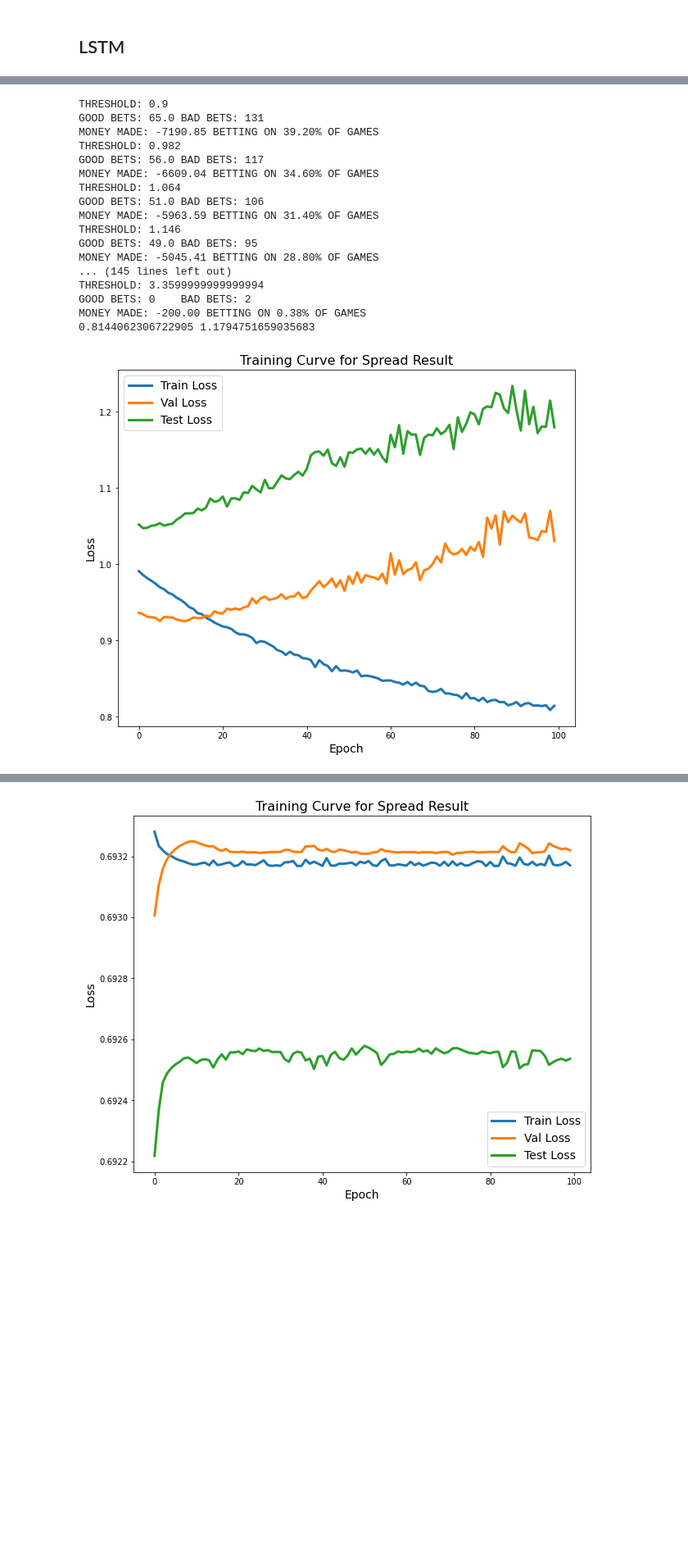
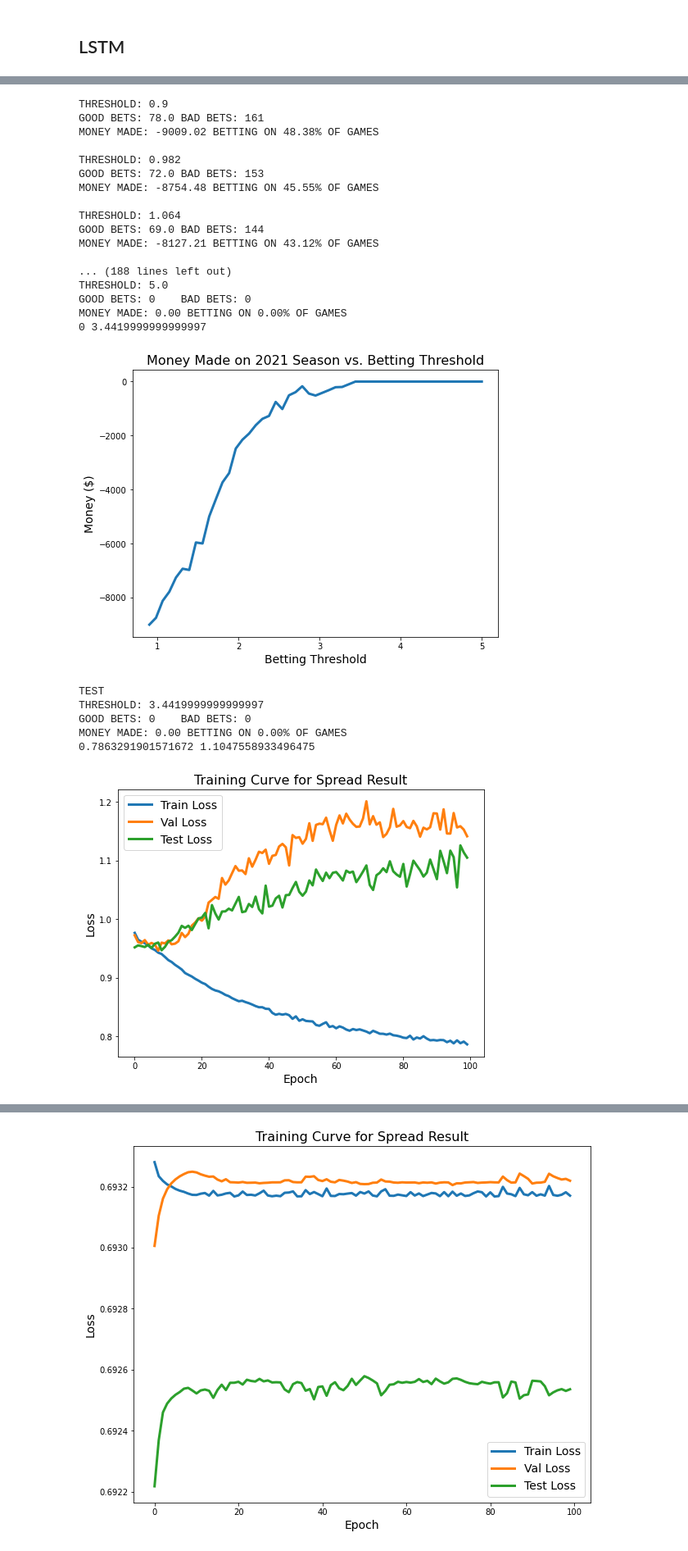
Before and after one commit to CoopLo/nfl_betting, a Jupyter notebook: NFL_betting_strategy.ipynb, the cells around one changed output, grey strips where cells are left out. Shown at 82% size. Cells and saved outputs as stored; diff of their text form; code cells hidden in the pictures; blank space fills up the shorter version.

```diff
--- a/NFL_betting_strategy.ipynb
+++ b/NFL_betting_strategy.ipynb
@@ -735,10 +735,10 @@ if(task == 'classification'):
     print("CLASSIFICATION")
     most_money = -99999
     best_threshold = 0
-    evaluate_lstm(val_loader, val_loader)
+    #evaluate_lstm(val_loader, val_loader)
     for t in np.linspace(0.5, 1.0, 51):
-        val_accuracy = evaluate_lstm(val_loader, model)
-        test_accuracy = evaluate_lstm(test_loader, model)
+        #val_accuracy = evaluate_lstm(val_loader, model)
+        #test_accuracy = evaluate_lstm(test_loader, model)
         result = classification_betting_result_lstm(model, val_loader, df, threshold=t)
         if(result[0] > most_money):
             most_money = result[0]
@@ -779,6 +779,6 @@ MONEY MADE: 0.00 BETTING ON 0.00% OF GAMES
 # %%
 # Get data
-target = 'spread' # One of: spread, spread_result, ou_line, ou_result
+target = 'ou_result' # One of: spread, spread_result, ou_line, ou_result
 df, target, outcome, task = get_lstm_data(target)
 benchmark_data = get_columns(df, target)
 
@@ -798,10 +798,10 @@ train_loader, val_loader, test_loader = get_lstm_data_loaders(
                                             outcome=outcome)
 
 # hyperparameters
-lr = 1e-3
-epoch = 100
+lr = 1e-4
+epoch = 50
 input_size = len(df_train.columns)-1
-hidden_size = 32
+hidden_size = 16
 num_layers = 3
 dropout = 0.2
 
@@ -838,45 +897,61 @@ plt.show()
 # %%
 if(task == 'regression'):
     most_money = -99999
     best_threshold = 0
+    moneys = []
     for t in np.linspace(0.9, 5, 51):
+        print()
         result = regression_betting_result_lstm(model, val_loader, df, threshold=t)
+        moneys.append(result[0])
         if(result[0] > most_money):
             most_money = result[0]
             best_threshold = t
     print(most_money, best_threshold)
+
+    fig, ax = plt.subplots(figsize=(8,6))
+    ax.plot(np.linspace(0.9, 5, 51), moneys, lw=3)
+    ax.set_xlabel("Betting Threshold", fontsize=14)
+    ax.set_ylabel("Money ($)", fontsize=14)
+    ax.set_title("Money Made on 2021 Season vs. Betting Threshold", fontsize=16)
+    plt.show()
 
     print("\n\nTEST")
     result = regression_betting_result_lstm(model, test_loader, df, threshold=best_threshold)
     money_made.append(result[0])
     games_bet.append(result[1])
 
 print(trainloss[-1], testloss[-1])
-fig, ax = plt.subplots(figsize=(10,8))
+fig, ax = plt.subplots(figsize=(8,6))
 ax.plot(trainloss, label="Train Loss", lw=3)
 ax.plot(valloss, label="Val Loss", lw=3)
 ax.plot(testloss, label="Test Loss", lw=3)
 ax.legend(loc='best', fontsize=14)
 ax.set_title("Training Curve for Spread Result", fontsize=16)
 ax.set_xlabel("Epoch", fontsize=14)
 ax.set_ylabel("Loss", fontsize=14)
 plt.show()
 # %% [output]
 THRESHOLD: 0.9
-GOOD BETS: 65.0 BAD BETS: 131
-MONEY MADE: -7190.85 BETTING ON 39.20% OF GAMES
+GOOD BETS: 78.0 BAD BETS: 161
+MONEY MADE: -9009.02 BETTING ON 48.38% OF GAMES
+
 THRESHOLD: 0.982
-GOOD BETS: 56.0 BAD BETS: 117
-MONEY MADE: -6609.04 BETTING ON 34.60% OF GAMES
+GOOD BETS: 72.0 BAD BETS: 153
+MONEY MADE: -8754.48 BETTING ON 45.55% OF GAMES
+
 THRESHOLD: 1.064
-GOOD BETS: 51.0 BAD BETS: 106
-MONEY MADE: -5963.59 BETTING ON 31.40% OF GAMES
-THRESHOLD: 1.146
-GOOD BETS: 49.0 BAD BETS: 95
-MONEY MADE: -5045.41 BETTING ON 28.80% OF GAMES
-... (145 lines left out)
-THRESHOLD: 3.3599999999999994
-GOOD BETS: 0    BAD BETS: 2
-MONEY MADE: -200.00 BETTING ON 0.38% OF GAMES
-0.8144062306722905 1.1794751659035683
+GOOD BETS: 69.0 BAD BETS: 144
+MONEY MADE: -8127.21 BETTING ON 43.12% OF GAMES
+
+... (188 lines left out)
+THRESHOLD: 5.0
+GOOD BETS: 0    BAD BETS: 0
+MONEY MADE: 0.00 BETTING ON 0.00% OF GAMES
+0 3.4419999999999997
-[figure, old version]
+[figure, new version]
+TEST
+THRESHOLD: 3.4419999999999997
+GOOD BETS: 0    BAD BETS: 0
+MONEY MADE: 0.00 BETTING ON 0.00% OF GAMES
+0.7863291901571672 1.1047558933496475
+[figure, added]
```
Also changed, not shown: parts of 4 cells of this notebook.
